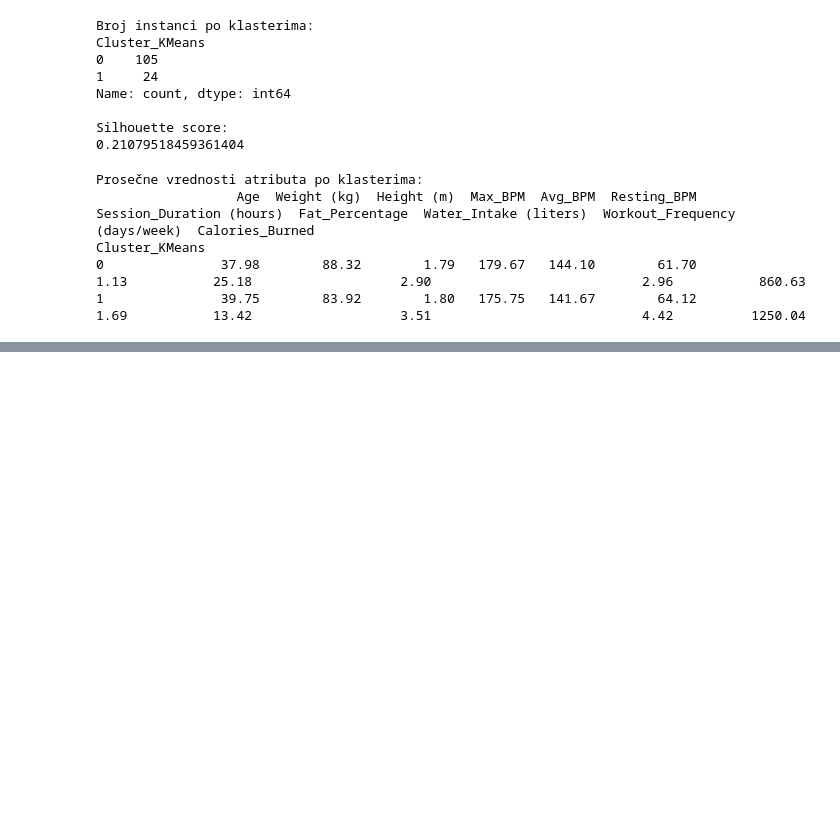
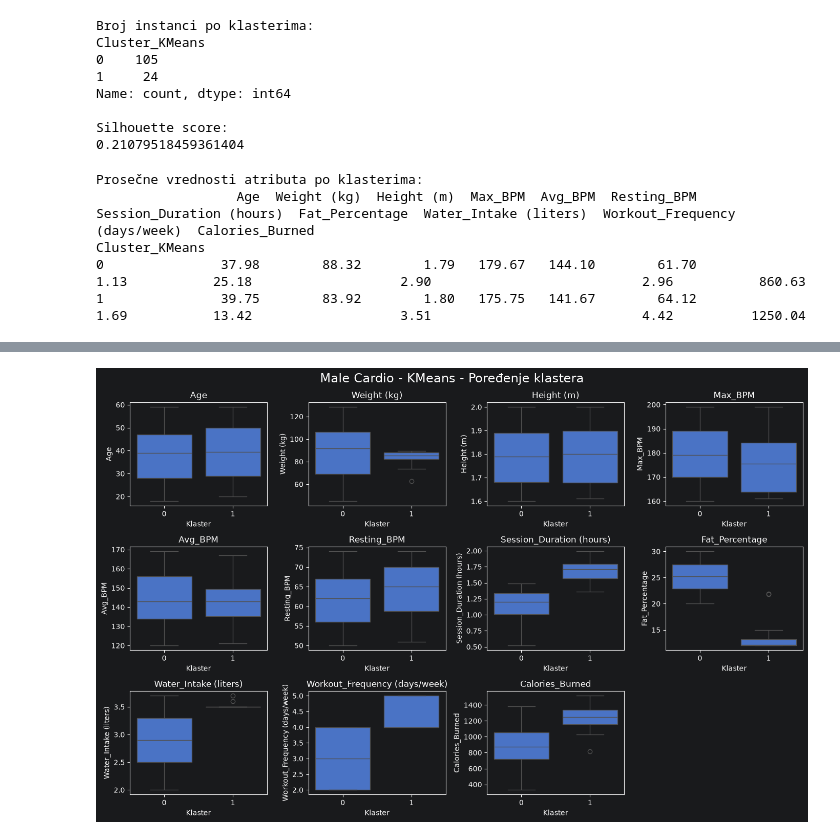
Before and after one commit to mar373/gym-clusteringV2, a Jupyter notebook: male_cardio.ipynb, the cells around one changed output, grey strips where cells are left out. Saved outputs shown, nothing was run; the diff lists cells and outputs as text; code cells hidden in the pictures; blank space fills up the shorter version.

```diff
--- a/male_cardio.ipynb
+++ b/male_cardio.ipynb
@@ -411,0 +423,28 @@ Cluster_KMeans
+# %%
+atributi = features + ['Calories_Burned']
+
+fig, axes = plt.subplots(3, 4, figsize=(14, 9))
+
+for ax, atribut in zip(axes.flatten(), atributi):
+    sb.boxplot(
+        data=df_mc,
+        x='Cluster_KMeans',
+        y=atribut,
+        ax=ax
+    )
+    ax.set_title(atribut)
+    ax.set_xlabel('Klaster')
+
+# Uklanjanje praznog polja
+for ax in axes.flatten()[len(atributi):]:
+    ax.set_visible(False)
+
+plt.suptitle(
+    'Male Cardio - KMeans - Poređenje klastera',
+    fontsize=17
+)
+
+plt.tight_layout()
+plt.show()
+# %% [output]
+[figure, added]
```
Also changed, not shown: parts of 4 cells of this notebook, 3 other files.
